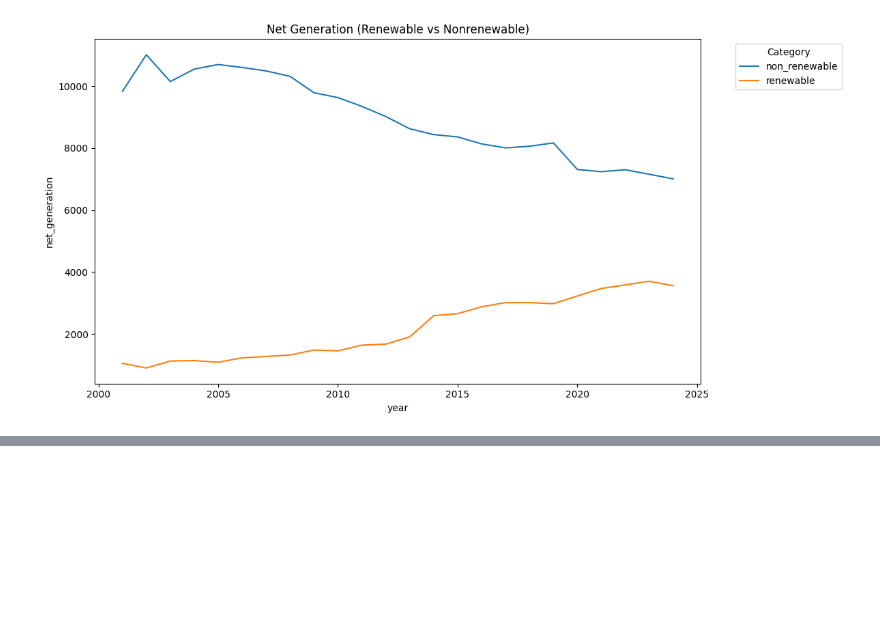
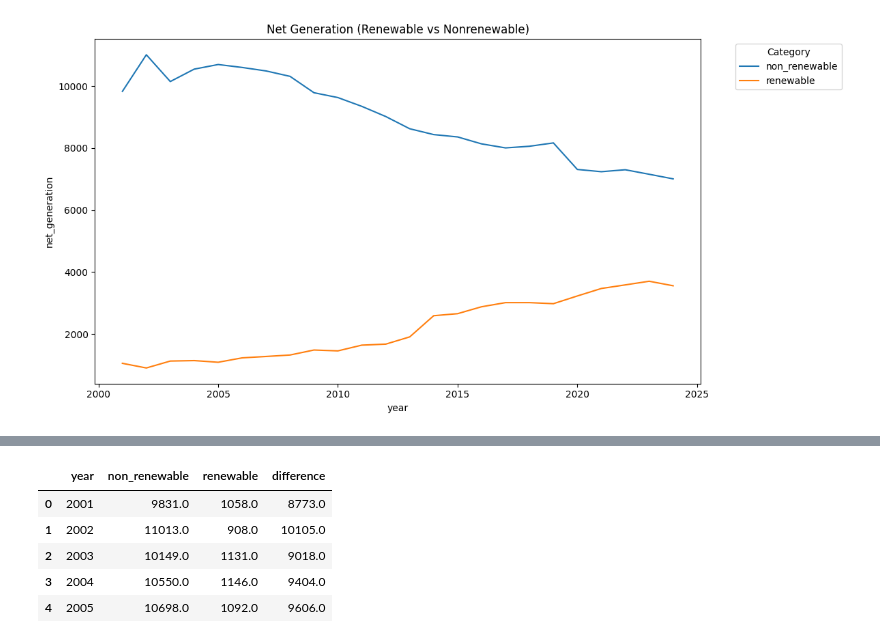
Before and after one commit to ashleyholen/Data-Science-Capstone, a Jupyter notebook: capstone.ipynb, the cells around one changed output, grey strips where cells are left out. Drawn from its saved outputs; the diff is of its cells as text; code cells hidden in the pictures; blank space fills up the shorter version.

```diff
--- a/capstone.ipynb
+++ b/capstone.ipynb
@@ -507,0 +519,19 @@ plt.show()
+# %%
+ml_data = category_totals.pivot(
+    index="year",
+    columns="category",
+    values="net_generation"
+).reset_index()
+
+ml_data.columns.name = None
+
+ml_data["difference"] = ml_data["non_renewable"] - ml_data["renewable"]
+
+ml_data.head()
+# %% [output]
+|  | year | non_renewable | renewable | difference |
+| 0 | 2001 | 9831.0 | 1058.0 | 8773.0 |
+| 1 | 2002 | 11013.0 | 908.0 | 10105.0 |
+| 2 | 2003 | 10149.0 | 1131.0 | 9018.0 |
+| 3 | 2004 | 10550.0 | 1146.0 | 9404.0 |
+| 4 | 2005 | 10698.0 | 1092.0 | 9606.0 |
```
Also changed, not shown: parts of 5 cells of this notebook.
